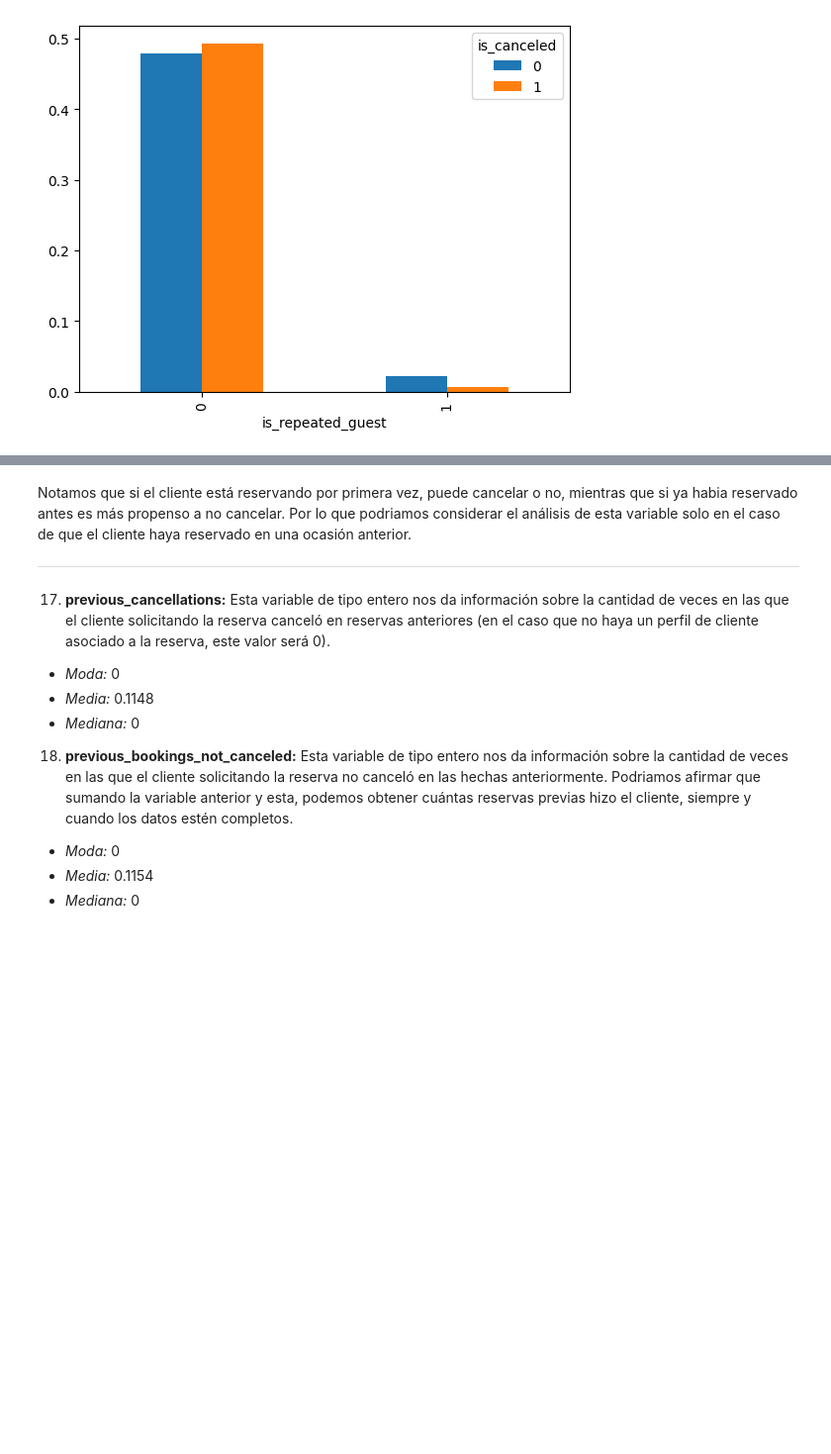
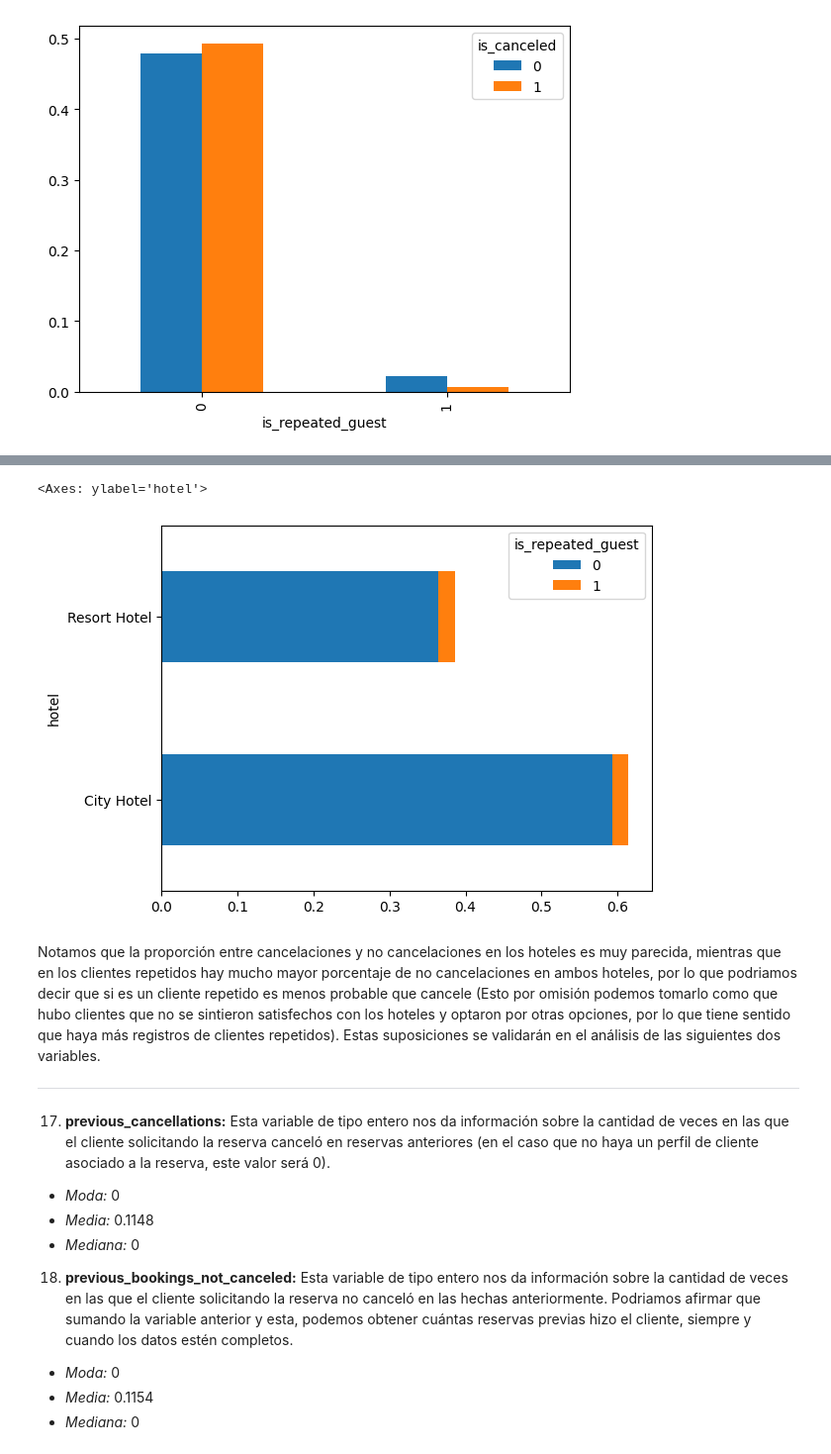
Before and after one commit to LuchoLorenzo1/7506R-1C2023-GRUPO19, a Jupyter notebook: checkpoint1/7506R_TP1_GRUPO19_CH1_ENTREGA.ipynb, the cells around one changed output, grey strips where cells are left out. Shown at 99% size. Saved outputs shown, nothing was run; the diff lists cells and outputs as text; code cells hidden in the pictures; blank space fills up the shorter version.

Commit message:
mas variables analizadas

```diff
--- a/checkpoint1/7506R_TP1_GRUPO19_CH1_ENTREGA.ipynb
+++ b/checkpoint1/7506R_TP1_GRUPO19_CH1_ENTREGA.ipynb
@@ -502,5 +539,10 @@ pd.crosstab(df['is_repeated_guest'], df['is_canceled'],normalize=False)
+# %%
+pd.crosstab(df['hotel'], df_no_cancelado['is_repeated_guest'], normalize=True).plot(kind='barh', stacked=True)
+# %% [output]
+<Axes: ylabel='hotel'>
+[figure, added]
 # %% [markdown]
-Notamos que si el cliente está reservando por primera vez, puede cancelar o no, mientras que si ya habia reservado antes es más propenso a no cancelar. Por lo que podriamos considerar el análisis de esta variable solo en el caso de que el cliente haya reservado en una ocasión anterior.
+Notamos que la proporción entre cancelaciones y no cancelaciones en los hoteles es muy parecida, mientras que en los clientes repetidos hay mucho mayor porcentaje de no cancelaciones en ambos hoteles, por lo que podriamos decir que si es un cliente repetido es menos probable que cancele (Esto por omisión podemos tomarlo como que hubo clientes que  no se sintieron satisfechos con los hoteles y optaron por otras opciones, por lo que tiene sentido que haya más registros de clientes repetidos). Estas suposiciones se validarán en el análisis de las siguientes dos variables.
 ***
 # %% [markdown]
 17. **previous_cancellations:** Esta variable de tipo entero nos da información sobre la cantidad de veces en las que el cliente solicitando la reserva canceló en reservas anteriores (en el caso que no haya un perfil de cliente asociado a la reserva, este valor será 0).
```
Also changed, not shown: parts of 18 cells of this notebook.
